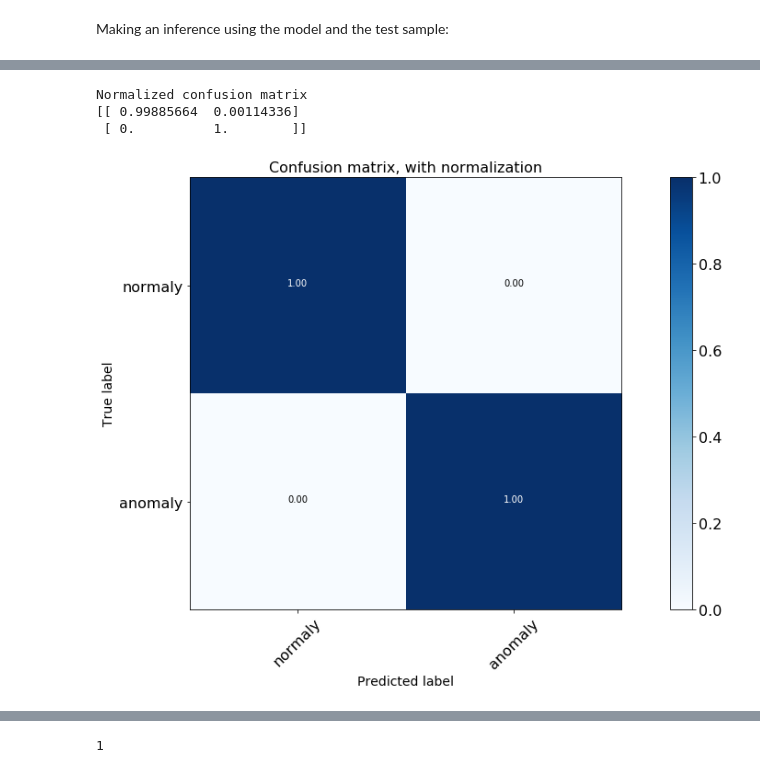
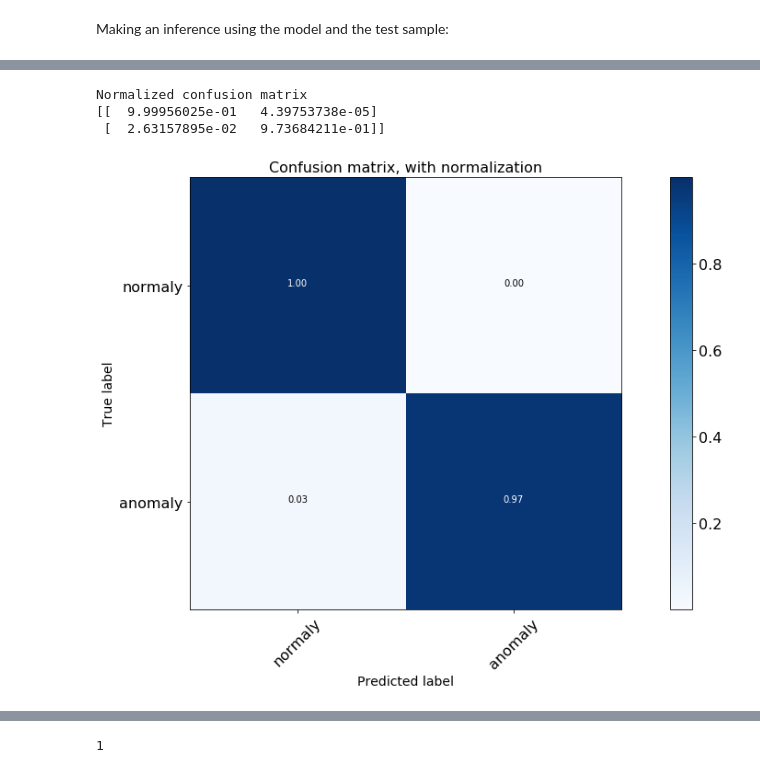
Before and after one commit to merveince92/RPCTriggerRateMonitoringWithML, a Jupyter notebook: inst_lumi_extractor.ipynb, the cells around one changed output, grey strips where cells are left out. Cells and saved outputs as stored; diff of their text form; code cells hidden in the pictures.

```diff
--- a/inst_lumi_extractor.ipynb
+++ b/inst_lumi_extractor.ipynb
@@ -1021,20 +1021,20 @@ def plot_confusion_matrix(cm, classes,
     plt.ylabel('True label')
     plt.xlabel('Predicted label')
 # %%
-threshold = 0.15
+threshold = 0.5
 y_pred = 2*(layers_test["ann_score"] > threshold)-1
 layers_test["score"] = 2*(layers_test["score"] > threshold)-1
 
 cnf_matrix = confusion_matrix(layers_test["score"], y_pred)
 # Plot non-normalized confusion matrix
 plt.figure()
 plot_confusion_matrix(cnf_matrix, classes=["normaly","anomaly"], normalize=True,
                       title='Confusion matrix, with normalization')
 # %% [output]
 Normalized confusion matrix
-[[ 0.99885664  0.00114336]
- [ 0.          1.        ]]
+[[  9.99956025e-01   4.39753738e-05]
+ [  2.63157895e-02   9.73684211e-01]]
-[figure, old version]
+[figure, new version]
 # %%
 threshold = 0.02
 y_pred = 2*(layers_test["cae_score"] > threshold)-1
```
Also changed, not shown: parts of 21 cells of this notebook.
